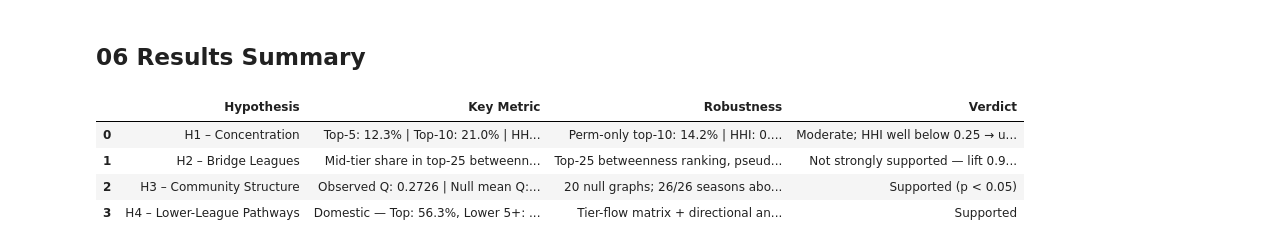
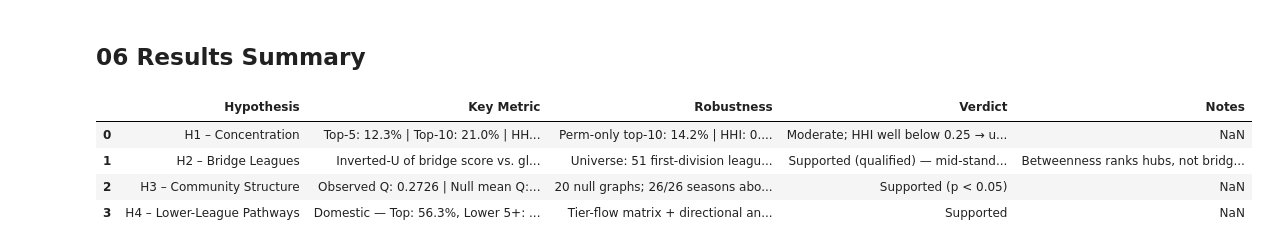
Before and after one commit to timg4/Mobility-in-Global-Football, a Jupyter notebook: 02_analysis.ipynb, the cells around one changed output. Cells and saved outputs as stored; diff of their text form; code cells hidden in the pictures.

Commit message:
major h2 update - new approach with actual mid level with market value

```diff
--- a/02_analysis.ipynb
+++ b/02_analysis.ipynb
@@ -820,17 +1510,28 @@ tier_lookup = (
 top20['tier'] = top20['dest_league_id'].map(tier_lookup)
 TIER_COLOR = {'1': '#1a4f8a', '2': '#e07b39', '3': '#2eaa6e', '4': '#9b59b6'}
 colors = [TIER_COLOR.get(str(t), '#aaaaaa') for t in top20['tier'].tolist()]
-labels = top20['league_name'].str.slice(0, 28).tolist()
 values = top20['total_in_transfers'].tolist()
 
-fig, ax = plt.subplots(figsize=(10, 7))
+def _tier_str(t):
+    try: return str(int(float(t)))
+    except: return '?'
+
+labels = [
+    f"{name[:22]} ({get_country(lid)[1]}{_tier_str(t)})"
+    for name, lid, t in zip(
+        top20['league_name'].tolist(),
+        top20['dest_league_id'].tolist(),
+        top20['tier'].tolist()
+    )
+]
+
+fig, ax = plt.subplots(figsize=(11, 7))
 ax.barh(range(len(labels)), values, color=colors, edgecolor='white', linewidth=0.4)
 ax.set_yticks(range(len(labels)))
 ax.set_yticklabels(labels, fontsize=8.5)
 for i, val in enumerate(values):
     ax.text(val + 50, i, f'{int(val):,}', va='center', ha='left', fontsize=8, color='#333333')
 ax.set_xlabel('Total incoming transfers 1995-2026', fontsize=10)
-ax.set_title('Top 20 leagues by incoming transfers', fontsize=13, fontweight='bold', pad=12)
 ax.spines[['top', 'right', 'left']].set_visible(False)
 ax.tick_params(axis='y', length=0)
 ax.tick_params(axis='x', labelsize=8.5)
@@ -844,7 +1545,7 @@ legend_patches = [
 ]
 ax.legend(handles=legend_patches, fontsize=8, frameon=False, loc='lower right')
 plt.tight_layout()
-plt.savefig(RESULTS_FIGURES / 'fig1_top20_inflow.png', dpi=150, bbox_inches='tight')
+plt.savefig(RESULTS_FIGURES / 'fig1_top20_inflow_wT.png', dpi=150, bbox_inches='tight')
 plt.show()
 print("Saved: results/figures/fig1_top20_inflow.png")
 # %% [output]
@@ -1577,55 +2128,65 @@ kpi.append({
     'Verdict':    'Moderate; HHI well below 0.25 → unequal but not monopolistic',
 })
 
-# H2
-h2_verdict = (
-    f'Supported — lift {lift:.2f}×, mid-tier over-represented among top bridges'
-    if lift and lift >= 1.5
-    else f'Not strongly supported — lift {lift:.2f}× (near baseline); top-1 leagues dominate betweenness'
-    if lift else 'n/a'
-)
+# H2 (bridge leagues by global standing)
 kpi.append({
     'Hypothesis': 'H2 – Bridge Leagues',
-    'Key Metric': f'Mid-tier share in top-{k} betweenness: {mid_share_topk:.1%} vs {mid_share_all:.1%} overall | lift: {lift:.2f}×',
-    'Robustness': 'Top-25 betweenness ranking, pseudo-leagues excluded',
-    'Verdict':    h2_verdict,
+    'Key Metric': (
+        f'Inverted-U of bridge score vs. global standing: quadratic coef {h2_c2:.2f} '
+        f'(peak at {h2_peak:.0%}), permutation p = {h2_p:.3f}; '
+        f'tercile means Low/Mid/High = {h2_terciles["Low"]:.2f}/{h2_terciles["Mid"]:.2f}/{h2_terciles["High"]:.2f}'
+    ),
+    'Robustness': (
+        f'Universe: {len(h2_uni)} first-division leagues, throughput >= {H2_FLOOR}; '
+        f'standing = median incoming market value; tier-2–4 betweenness lift = '
+        f'{mid_share_topk / mid_share_all:.2f}x (hub artefact, see 03b)'
+    ),
+    'Verdict': (
+        'Supported (qualified) — mid-standing leagues bridge disproportionately'
+        if (h2_c2 < 0 and h2_p < 0.05) else 'Not supported'
+    ),
+    'Notes': (
+        'Betweenness ranks hubs, not bridges; the bridge role is captured via upward, '
+        'cross-community pass-through on a market-value standing axis. Effect is modest and '
+        'the coarse mid-vs-edge tercile contrast is not significant on its own.'
+    ),
 })
 
 # H3
 h3_verdict = 'Supported (p < 0.05)' if p_val_Q < 0.05 else 'Not significant (p ≥ 0.05)'
 kpi.append({
     'Hypothesis': 'H3 – Community Structure',
     'Key Metric': f'Observed Q: {observed_Q:.4f} | Null mean Q: {null_mean_Q:.4f} | z = {z_score_Q:.2f} | p = {p_val_Q:.3f}',
     'Robustness': f'20 null graphs; {season_mod_df["above_null"].sum()}/{len(season_mod_df)} seasons above null mean',
     'Verdict':    h3_verdict,
 })
 
 # H4
 try:
     h4_top   = h4_domestic[h4_domestic['tier_group'] == 'Top (Tier 1)'].iloc[0]
     h4_lower = h4_domestic[h4_domestic['tier_group'] == 'Lower (Tier 5+)'].iloc[0]
     h4_dir_t = h4_direction[h4_direction['tier_group'] == 'Top (Tier 1)'].iloc[0]
     h4_dir_l = h4_direction[h4_direction['tier_group'] == 'Lower (Tier 5+)'].iloc[0]
     kpi.append({
         'Hypothesis': 'H4 – Lower-League Pathways',
         'Key Metric': (
             f"Domestic — Top: {h4_top['domestic_share']:.1%}, Lower 5+: {h4_lower['domestic_share']:.1%} | "
             f"Upward — Lower 5+: {h4_dir_l['upward_share']:.1%} vs Top: {h4_dir_t['upward_share']:.1%}"
         ),
         'Robustness': 'Tier-flow matrix + directional analysis (aggregated)',
         'Verdict':    ('Supported' if h4_lower['domestic_share'] > h4_top['domestic_share'] else 'Not supported'),
     })
 except Exception as e:
     kpi.append({'Hypothesis': 'H4', 'Key Metric': str(e), 'Robustness': '', 'Verdict': ''})
 
 pd.set_option('display.max_colwidth', 130)
 pd.DataFrame(kpi)
 # %% [output]
-|  | Hypothesis | Key Metric | Robustness | Verdict |
-| 0 | H1 – Concentration | Top-5: 12.3% | Top-10: 21.0% | HH... | Perm-only top-10: 14.2% | HHI: 0.... | Moderate; HHI well below 0.25 → u... |
-| 1 | H2 – Bridge Leagues | Mid-tier share in top-25 betweenn... | Top-25 betweenness ranking, pseud... | Not strongly supported — lift 0.9... |
-| 2 | H3 – Community Structure | Observed Q: 0.2726 | Null mean Q:... | 20 null graphs; 26/26 seasons abo... | Supported (p < 0.05) |
-| 3 | H4 – Lower-League Pathways | Domestic — Top: 56.3%, Lower 5+: ... | Tier-flow matrix + directional an... | Supported |
+|  | Hypothesis | Key Metric | Robustness | Verdict | Notes |
+| 0 | H1 – Concentration | Top-5: 12.3% | Top-10: 21.0% | HH... | Perm-only top-10: 14.2% | HHI: 0.... | Moderate; HHI well below 0.25 → u... | NaN |
+| 1 | H2 – Bridge Leagues | Inverted-U of bridge score vs. gl... | Universe: 51 first-division leagu... | Supported (qualified) — mid-stand... | Betweenness ranks hubs, not bridg... |
+| 2 | H3 – Community Structure | Observed Q: 0.2726 | Null mean Q:... | 20 null graphs; 26/26 seasons abo... | Supported (p < 0.05) | NaN |
+| 3 | H4 – Lower-League Pathways | Domestic — Top: 56.3%, Lower 5+: ... | Tier-flow matrix + directional an... | Supported | NaN |
 # %%
 kpi_df = pd.DataFrame(kpi)
 
```
Also changed, not shown: parts of 16 cells of this notebook, 15 other files.
